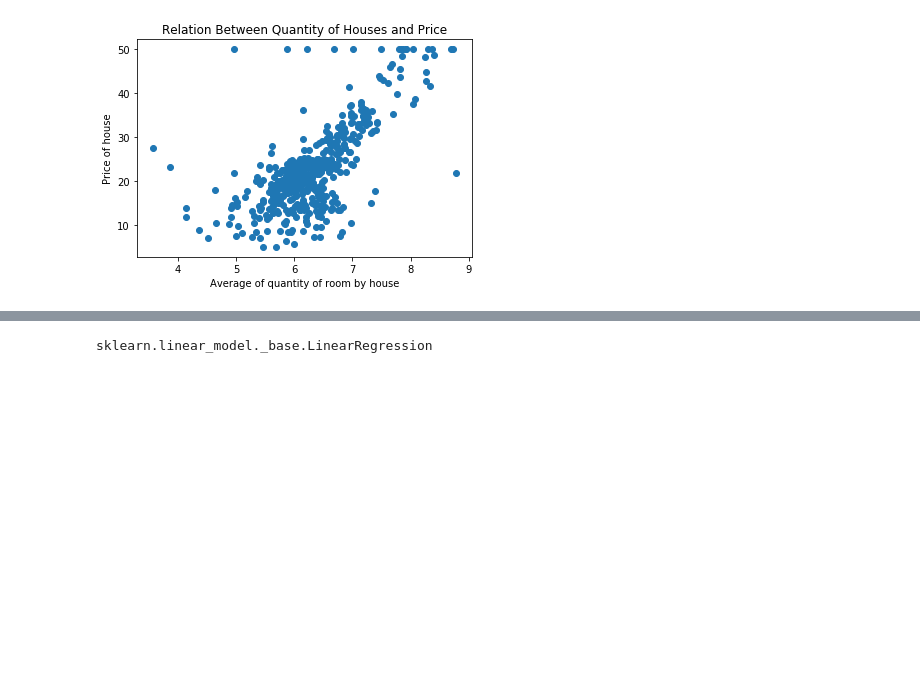
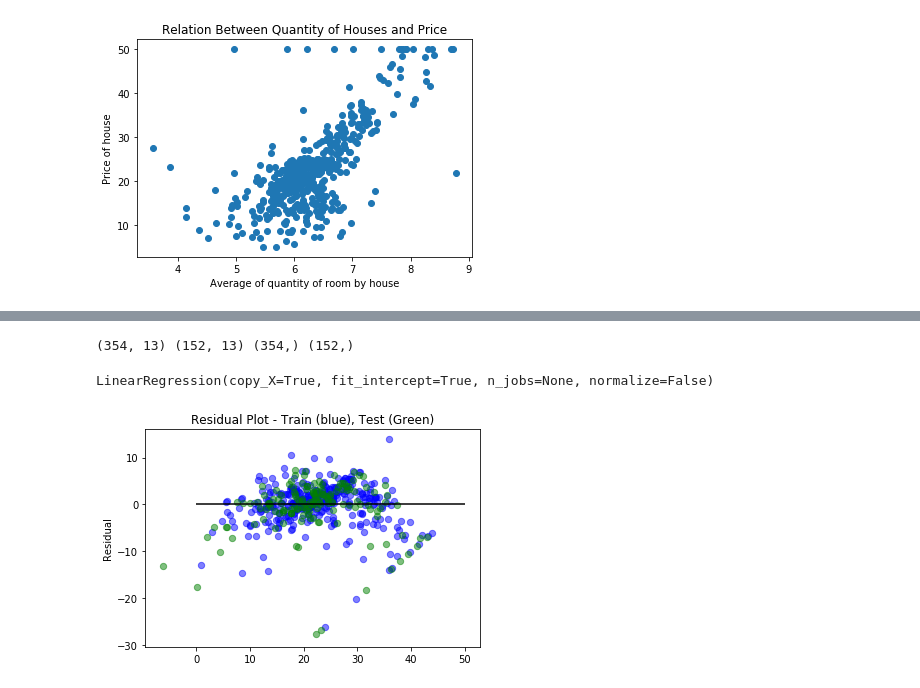
Before and after one commit to ralsouza/python_fundamentos, a Jupyter notebook: src/06_Modulos_Analise_de_Dados/18_Scikit_learn_prever_preco_casas.ipynb, the cells around one changed output, grey strips where cells are left out. Drawn from its saved outputs; the diff is of its cells as text; code cells hidden in the pictures; blank space fills up the shorter version.

```diff
--- a/src/06_Modulos_Analise_de_Dados/18_Scikit_learn_prever_preco_casas.ipynb
+++ b/src/06_Modulos_Analise_de_Dados/18_Scikit_learn_prever_preco_casas.ipynb
@@ -135 +140,9 @@ plt.show()
+# %%
+# Split x and y into train and test dataset
+x_train, x_test, y_train, y_test = train_test_split(x, df.PRICE, test_size=0.30, random_state=5)
+# %%
+# Print the shape of datasets
+print(x_train.shape, x_test.shape, y_train.shape, y_test.shape)
+# %% [output]
+(354, 13) (152, 13) (354,) (152,)
 # %%
@@ -137,6 +150,6 @@ plt.show()
 regr = LinearRegression()
-# %%
-# Check the type of object
-type(regr)
-# %% [output]
-sklearn.linear_model._base.LinearRegression
+# %%
+# Train model
+regr.fit(x_train, y_train)
+# %% [output]
+LinearRegression(copy_X=True, fit_intercept=True, n_jobs=None, normalize=False)
@@ -142,0 +160,10 @@ sklearn.linear_model._base.LinearRegression
+# %%
+# Compare the original prices x predict prices to show the residuals and to know if the model are underfited or overfited
+plt.scatter(regr.predict(x_train), regr.predict(x_train) - y_train, c = 'b', s=40, alpha=0.5)
+plt.scatter(regr.predict(x_test), regr.predict(x_test) - y_test, c = 'g', s=40, alpha=0.5)
+plt.hlines(y=0, xmin=0, xmax=50)
+plt.ylabel('Residual')
+plt.title('Residual Plot - Train (blue), Test (Green)')
+plt.show()
+# %% [output]
+[figure, added]
```
Also changed, not shown: parts of 4 cells of this notebook.
